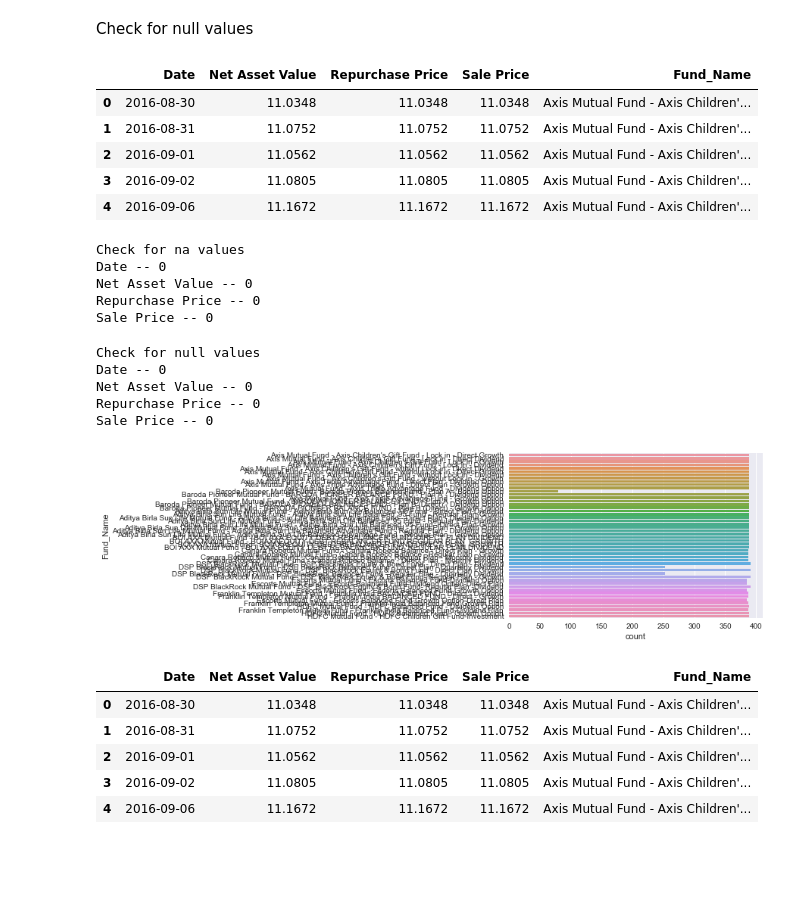
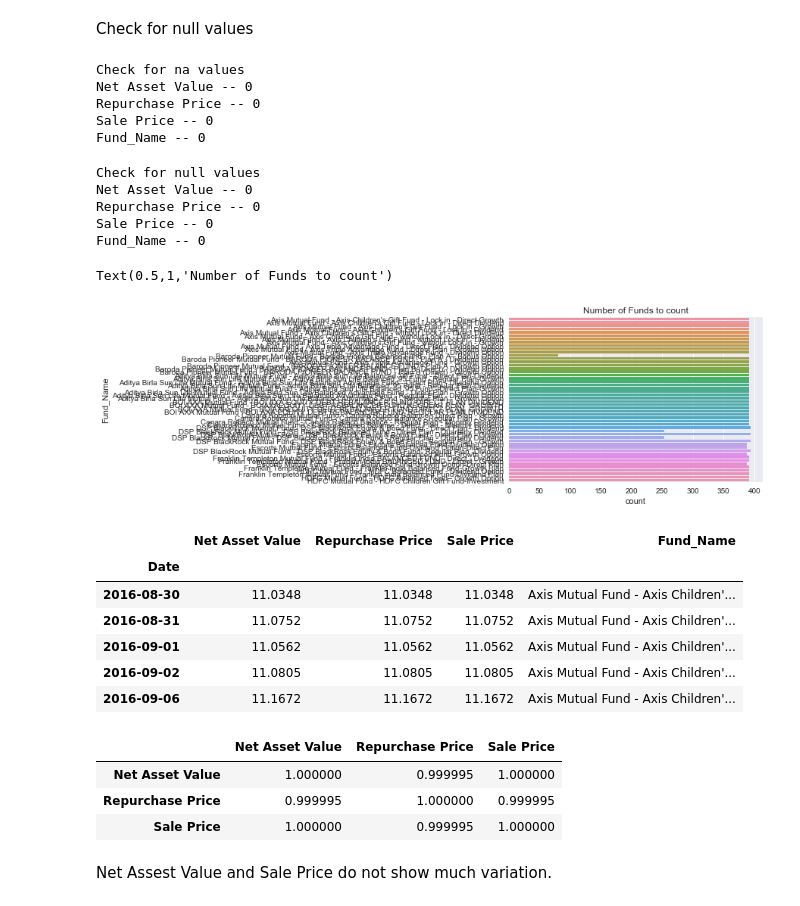
Before and after one commit to Srikar07/Kaggle_Titanic, a Jupyter notebook: AMFI_prediction/AMFI_prediction.ipynb, the cells around one changed output. Cells and saved outputs as stored; diff of their text form; code cells hidden in the pictures; blank space fills up the shorter version.

```diff
--- a/AMFI_prediction/AMFI_prediction.ipynb
+++ b/AMFI_prediction/AMFI_prediction.ipynb
@@ -43,48 +46,53 @@ amfi_dataset.describe()
 # %% [markdown]
 Check for null values
 # %%
-amfi_dataset.reset_index(inplace = True)
-amfi_dataset.head(5)
+#amfi_dataset.reset_index(inplace = True)
+#amfi_dataset.head(5)
-# %% [output]
-|  | Date | Net Asset Value | Repurchase Price | Sale Price | Fund_Name |
-| 0 | 2016-08-30 | 11.0348 | 11.0348 | 11.0348 | Axis Mutual Fund - Axis Children'... |
-| 1 | 2016-08-31 | 11.0752 | 11.0752 | 11.0752 | Axis Mutual Fund - Axis Children'... |
-| 2 | 2016-09-01 | 11.0562 | 11.0562 | 11.0562 | Axis Mutual Fund - Axis Children'... |
-| 3 | 2016-09-02 | 11.0805 | 11.0805 | 11.0805 | Axis Mutual Fund - Axis Children'... |
-| 4 | 2016-09-06 | 11.1672 | 11.1672 | 11.1672 | Axis Mutual Fund - Axis Children'... |
 # %%
 print('Check for na values')
 for x in range(0,4):
     print(amfi_dataset.columns[x], "--", sum(amfi_dataset.iloc[:,x].isna()))
 # %% [output]
 Check for na values
-Date -- 0
 Net Asset Value -- 0
 Repurchase Price -- 0
 Sale Price -- 0
+Fund_Name -- 0
 # %%
 print('Check for null values')
 for x in range(0,4):
     print(amfi_dataset.columns[x], "--", sum(amfi_dataset.iloc[:,x].isna()))
 # %% [output]
 Check for null values
-Date -- 0
 Net Asset Value -- 0
 Repurchase Price -- 0
 Sale Price -- 0
+Fund_Name -- 0
 # %%
 #amfi_dataset.groupby(['Fund_Name']).count().plot()
 # %%
 sns.set(style="darkgrid")
-ax = sns.countplot(y="Fund_Name", data=amfi_dataset)
+ax = sns.countplot(y="Fund_Name", data=amfi_dataset, linewidth = 0.1)
+ax.set_title("Number of Funds to count")
 # %% [output]
+Text(0.5,1,'Number of Funds to count')
-[figure, old version]
+[figure, new version]
 # %%
 amfi_dataset.head()
 # %% [output]
-|  | Date | Net Asset Value | Repurchase Price | Sale Price | Fund_Name |
-| 0 | 2016-08-30 | 11.0348 | 11.0348 | 11.0348 | Axis Mutual Fund - Axis Children'... |
-| 1 | 2016-08-31 | 11.0752 | 11.0752 | 11.0752 | Axis Mutual Fund - Axis Children'... |
-| 2 | 2016-09-01 | 11.0562 | 11.0562 | 11.0562 | Axis Mutual Fund - Axis Children'... |
-| 3 | 2016-09-02 | 11.0805 | 11.0805 | 11.0805 | Axis Mutual Fund - Axis Children'... |
-| 4 | 2016-09-06 | 11.1672 | 11.1672 | 11.1672 | Axis Mutual Fund - Axis Children'... |
+|  | Net Asset Value | Repurchase Price | Sale Price | Fund_Name |
+| Date |  |  |  |  |
+| 2016-08-30 | 11.0348 | 11.0348 | 11.0348 | Axis Mutual Fund - Axis Children'... |
+| 2016-08-31 | 11.0752 | 11.0752 | 11.0752 | Axis Mutual Fund - Axis Children'... |
+| 2016-09-01 | 11.0562 | 11.0562 | 11.0562 | Axis Mutual Fund - Axis Children'... |
+| 2016-09-02 | 11.0805 | 11.0805 | 11.0805 | Axis Mutual Fund - Axis Children'... |
+| 2016-09-06 | 11.1672 | 11.1672 | 11.1672 | Axis Mutual Fund - Axis Children'... |
+# %%
+amfi_dataset.corr()
+# %% [output]
+|  | Net Asset Value | Repurchase Price | Sale Price |
+| Net Asset Value | 1.000000 | 0.999995 | 1.000000 |
+| Repurchase Price | 0.999995 | 1.000000 | 0.999995 |
+| Sale Price | 1.000000 | 0.999995 | 1.000000 |
+# %% [markdown]
+Net Assest Value and Sale Price do not show much variation.
```
Also changed, not shown: parts of 8 cells of this notebook.
